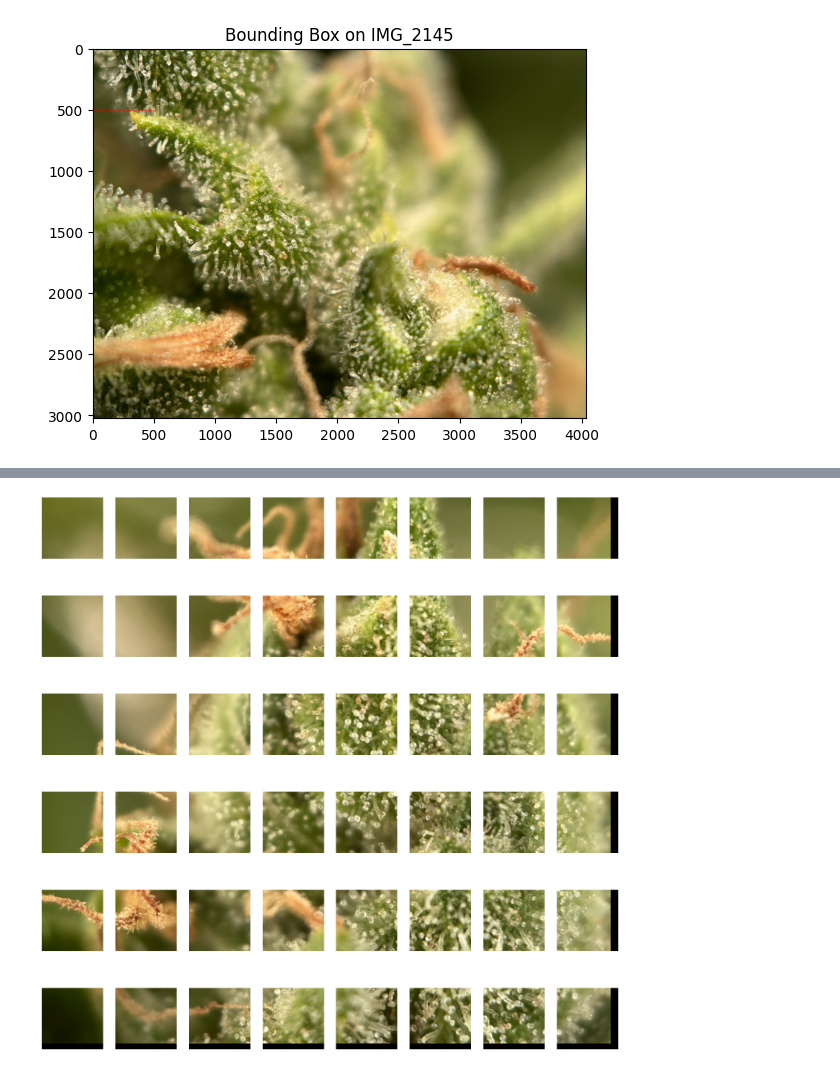
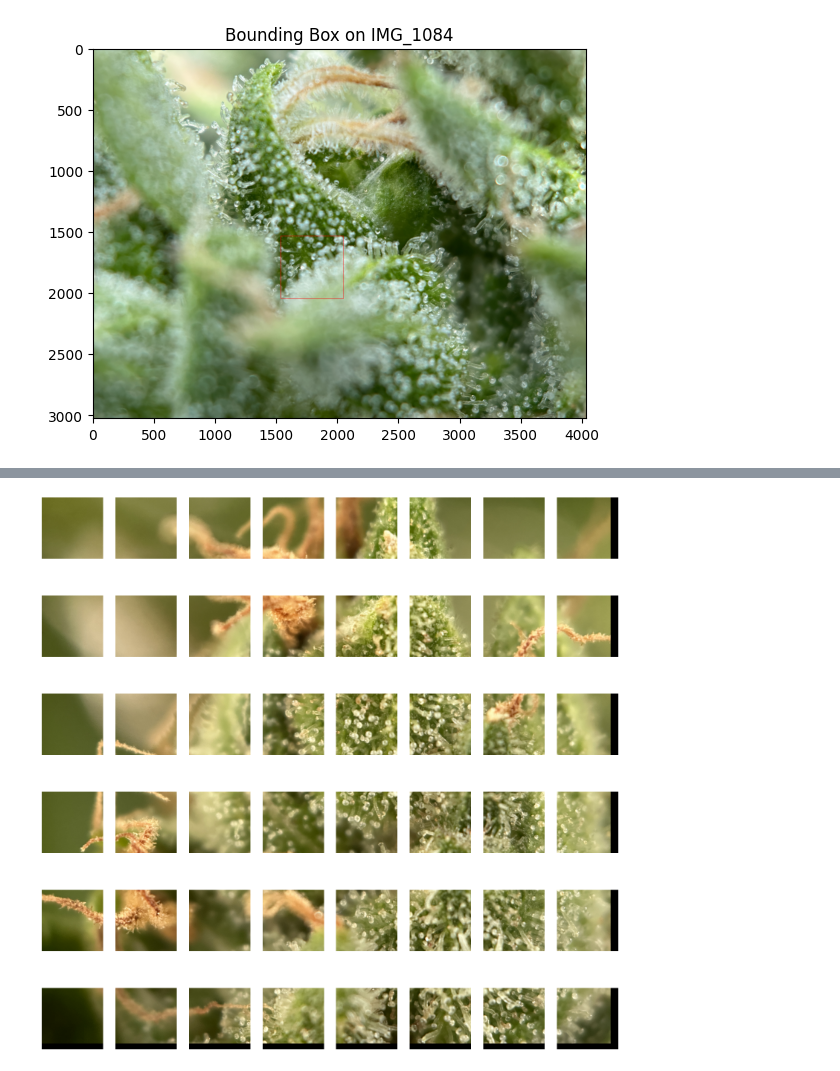
Before and after one commit to elorberb/thesis, a Jupyter notebook: src/utils/show_patch_loc.ipynb, the cells around one changed output, grey strips where cells are left out. Saved outputs shown, nothing was run; the diff lists cells and outputs as text; code cells hidden in the pictures.

```diff
--- a/src/utils/show_patch_loc.ipynb
+++ b/src/utils/show_patch_loc.ipynb
@@ -6,4 +7,43 @@ import matplotlib.pyplot as plt
+# %%
+def show_patch_on_raw_image(patch_filename):
+    """
+    Show the raw image with an annotated bounding box around the specified patch.
+
+    Parameters:
+    patch_filename (str): Filename of the patch (e.g., 'IMG_2242_p0.png').
+    """
+    # Extract the image number from the patch filename
+    image_number = patch_filename.split('_p')[0]
+
+    # Read metadata CSV to find the coordinates
+    metadata_df = pd.read_csv(config.CANNABIS_PATCHES_METADATA_FILE)
+    patch_metadata = metadata_df[metadata_df['patch_name'] == patch_filename].iloc[0]
+    x, y = patch_metadata['x'], patch_metadata['y']
+
+    # Find the week and zoom type for the image
+    week, zoom_type = config.find_image_details(image_number)
+    if not week or not zoom_type:
+        print("Image details not found.")
+        return
+
+    # Get the path to the raw image
+    raw_image_path = config.get_raw_image_path(week, zoom_type) / f"{image_number}.JPG"
+
+    # Read the raw image
+    raw_image = cv2.imread(str(raw_image_path))
+    raw_image = cv2.cvtColor(raw_image, cv2.COLOR_BGR2RGB)  # Convert color to RGB
+
+    # Calculate the bounding box
+    bbox = [x, y, x + config.CANNABIS_PATCH_SIZE, y + config.CANNABIS_PATCH_SIZE]
+
+    # Draw the bounding box on the image
+    cv2.rectangle(raw_image, (bbox[0], bbox[1]), (bbox[2], bbox[3]), (255, 0, 0), 2)
+
+    # Display the image
+    plt.imshow(raw_image)
+    plt.title(f"Bounding Box on {image_number}")
+    plt.show()
 # %%
-show_patch_on_raw_image("IMG_2145_p0.png")
+show_patch_on_raw_image("IMG_1084_p8.png")
 # %% [output]
-[figure, old version]
+[figure, new version]
```
Also changed, not shown: parts of 2 cells of this notebook, 12 other files.
